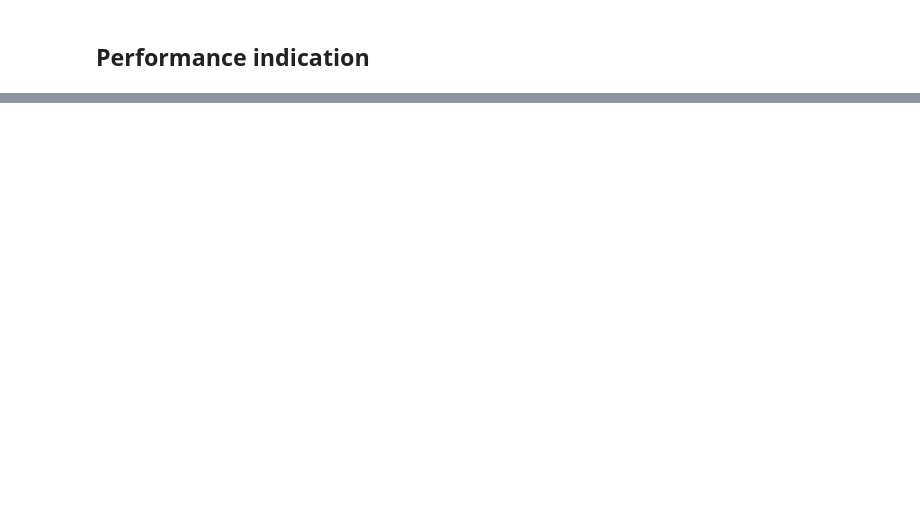
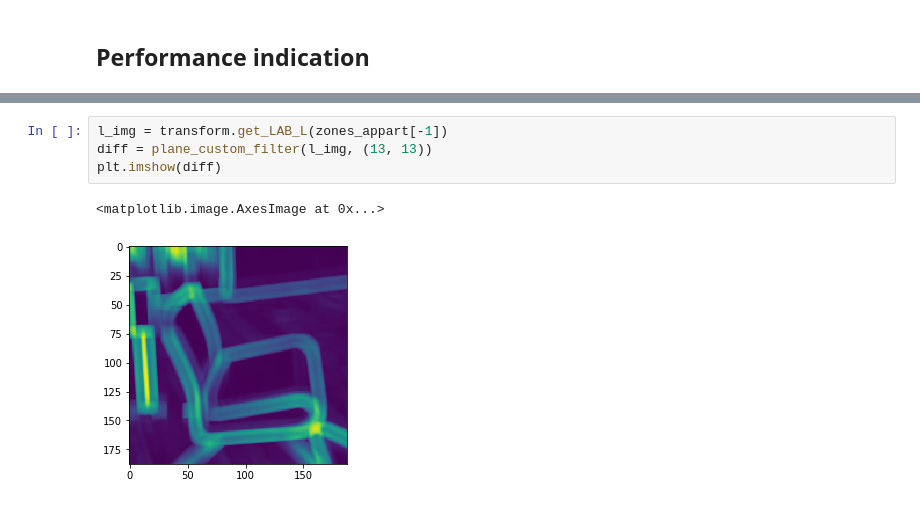
Before and after one commit to prise-3d/Thesis-NoiseDetection-attributes, a Jupyter notebook: analysis/plane_filter.ipynb, the cells around one changed output, grey strips where cells are left out. Saved outputs shown, nothing was run; the diff lists cells and outputs as text; blank space fills up the shorter version.

```diff
--- a/analysis/plane_filter.ipynb
+++ b/analysis/plane_filter.ipynb
@@ -290,0 +285,7 @@ first_zone = zones_appart[0]
+# %%
+l_img = transform.get_LAB_L(zones_appart[-1])
+diff = plane_custom_filter(l_img, (13, 13))
+plt.imshow(diff)
+# %% [output]
+<matplotlib.image.AxesImage at 0x...>
+[figure, added]
```
Also changed, not shown: parts of 4 cells of this notebook, 1 other file.
